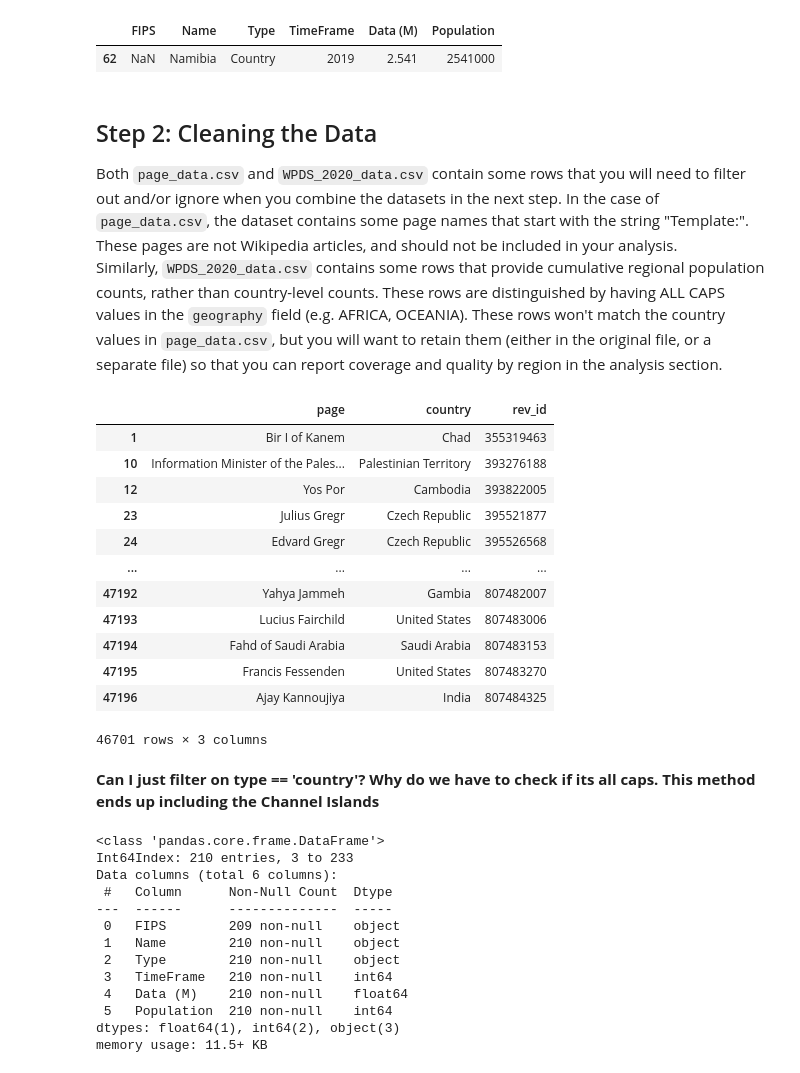
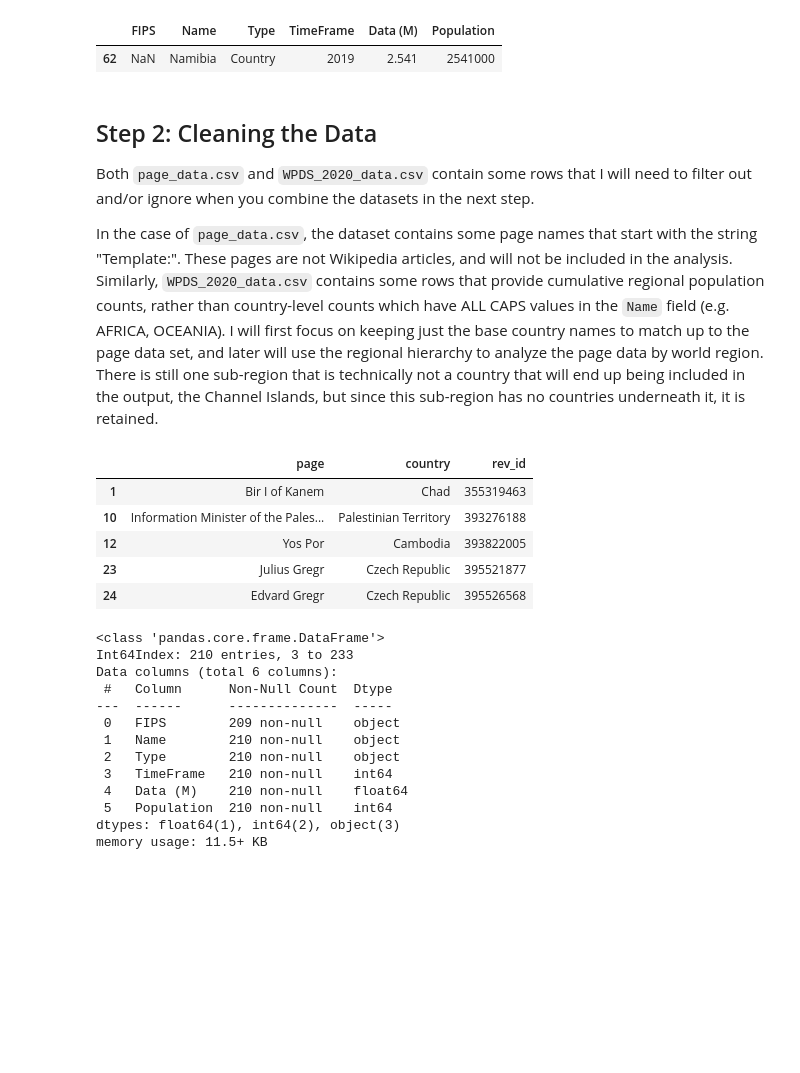
Before and after one commit to anushnap/data-512-a2, a Jupyter notebook: src/hcds-a2-bias.ipynb, the cells around one changed output. Saved outputs shown, nothing was run; the diff lists cells and outputs as text; code cells hidden in the pictures; blank space fills up the shorter version.

```diff
--- a/src/hcds-a2-bias.ipynb
+++ b/src/hcds-a2-bias.ipynb
@@ -100,26 +104,19 @@ population.loc[population['FIPS'].isna(),]
 | 62 | NaN | Namibia | Country | 2019 | 2.541 | 2541000 |
 # %% [markdown]
 ## Step 2: Cleaning the Data
-Both `page_data.csv` and `WPDS_2020_data.csv` contain some rows that you will need to filter out and/or ignore when you combine the datasets in the next step. In the case of `page_data.csv`, the dataset contains some page names that start with the string "Template:". These pages are not Wikipedia articles, and should not be included in your analysis.
-Similarly, `WPDS_2020_data.csv` contains some rows that provide cumulative regional population counts, rather than country-level counts. These rows are distinguished by having ALL CAPS values in the `geography` field (e.g. AFRICA, OCEANIA). These rows won't match the country values in `page_data.csv`, but you will want to retain them (either in the original file, or a separate file) so that you can report coverage and quality by region in the analysis section.
+Both `page_data.csv` and `WPDS_2020_data.csv` contain some rows that I will need to filter out and/or ignore when you combine the datasets in the next step.
+
+In the case of `page_data.csv`, the dataset contains some page names that start with the string "Template:". These pages are not Wikipedia articles, and will not be included in the analysis.
+Similarly, `WPDS_2020_data.csv` contains some rows that provide cumulative regional population counts, rather than country-level counts which have ALL CAPS values in the `Name` field (e.g. AFRICA, OCEANIA). I will first focus on keeping just the base country names to match up to the page data set, and later will use the regional hierarchy to analyze the page data by world region. There is still one sub-region that is technically not a country that will end up being included in the output, the Channel Islands, but since this sub-region has no countries underneath it, it is retained.
 # %%
 # Remove page names that begin with 'Template:' since these are not wikipedia articles
 page_data = page_data.loc[~page_data['page'].str.startswith('Template:'), ]
 # %%
-page_data
+page_data.head()
 # %% [output]
 |  | page | country | rev_id |
 | 1 | Bir I of Kanem | Chad | 355319463 |
 | 10 | Information Minister of the Pales... | Palestinian Territory | 393276188 |
 | 12 | Yos Por | Cambodia | 393822005 |
 | 23 | Julius Gregr | Czech Republic | 395521877 |
 | 24 | Edvard Gregr | Czech Republic | 395526568 |
-| ... | ... | ... | ... |
-| 47192 | Yahya Jammeh | Gambia | 807482007 |
-| 47193 | Lucius Fairchild | United States | 807483006 |
-| 47194 | Fahd of Saudi Arabia | Saudi Arabia | 807483153 |
-| 47195 | Francis Fessenden | United States | 807483270 |
-| 47196 | Ajay Kannoujiya | India | 807484325 |
-46701 rows × 3 columns
-# %% [markdown]
-**Can I just filter on type == 'country'? Why do we have to check if its all caps. This method ends up including the Channel Islands**
```
Also changed, not shown: parts of 32 cells of this notebook.
